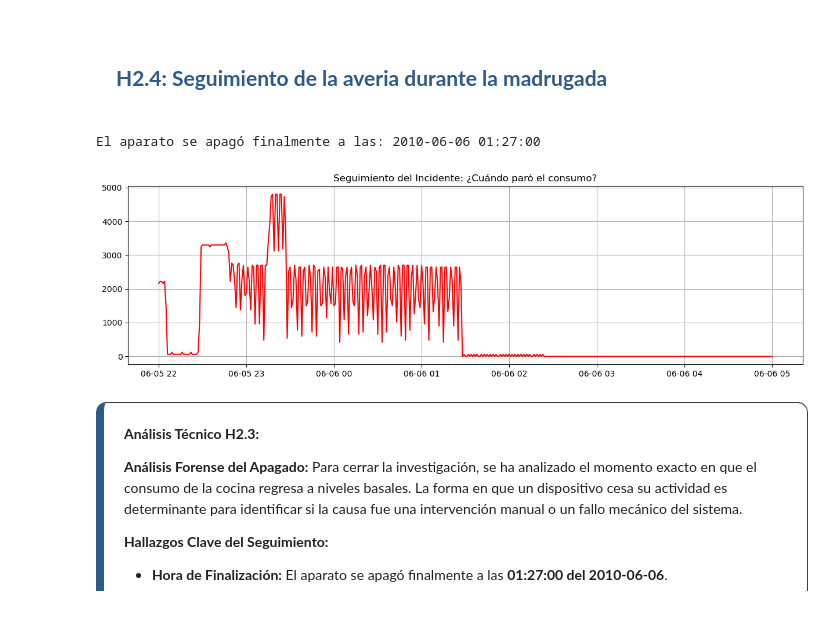
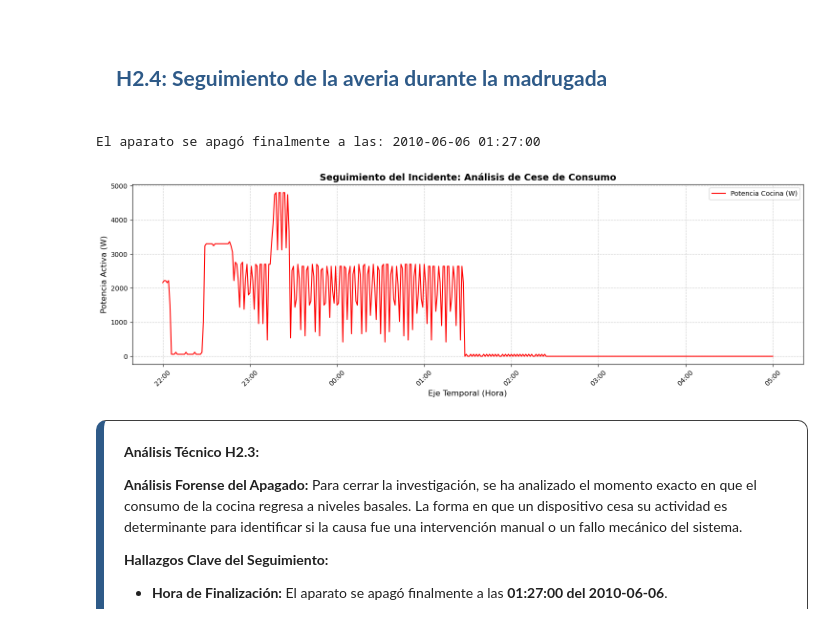
Before and after one commit to aitor-industrial-data/Data-Projects-Repo, a Jupyter notebook: 03_SQL_Big_Data_Spark/03.01_CAPSTONE_Industrial_Energy_Analytics/notebooks/01_EDA_Electric_Data.ipynb, the cells around one changed output. Drawn from its saved outputs; the diff is of its cells as text; code cells hidden in the pictures.

```diff
--- a/03_SQL_Big_Data_Spark/03.01_CAPSTONE_Industrial_Energy_Analytics/notebooks/01_EDA_Electric_Data.ipynb
+++ b/03_SQL_Big_Data_Spark/03.01_CAPSTONE_Industrial_Energy_Analytics/notebooks/01_EDA_Electric_Data.ipynb
@@ -656,33 +693,51 @@ A la vista de los datos, se confirma que el aparato es un **horno**, pero la nat
 # %%
 query_noche_completa = """
 SELECT
     Full_Timestamp,
     Sub_metering_1 * 60 as potencia_cocina_w
 FROM
     power_data
 WHERE
     Full_Timestamp BETWEEN '2010-06-05 22:00:00' AND '2010-06-06 05:00:00'
 ORDER BY
     Full_Timestamp ASC
 """
 
 df_noche = spark.sql(query_noche_completa).toPandas()
 
 # Buscamos el último minuto donde la potencia superó los 1000W
 ultimo_minuto_activo = df_noche[df_noche['potencia_cocina_w'] > 1000]['Full_Timestamp'].max()
 
 print(f"El aparato se apagó finalmente a las: {ultimo_minuto_activo}")
 
-# Visualización rápida
+# Visualización rápida con unidades técnicas
 import matplotlib.pyplot as plt
-plt.figure(figsize=(15,4))
-plt.plot(df_noche['Full_Timestamp'], df_noche['potencia_cocina_w'], color='red')
-plt.title('Seguimiento del Incidente: ¿Cuándo paró el consumo?')
-plt.grid(True)
+import matplotlib.dates as mdates
+
+plt.figure(figsize=(15, 5))
+
+# Trazado de la potencia
+plt.plot(df_noche['Full_Timestamp'], df_noche['potencia_cocina_w'], color='red', label='Potencia Cocina (W)')
+
+# --- Configuración del Eje X (Formato HH) ---
+ax = plt.gca() # Obtenemos los ejes actuales
+ax.xaxis.set_major_formatter(mdates.DateFormatter('%H:00')) # Formato solicitado
+plt.xticks(rotation=45) # Rotamos para que no se solapen las fechas
+
+# --- Títulos y Unidades ---
+plt.title('Seguimiento del Incidente: Análisis de Cese de Consumo', fontsize=14, fontweight='bold')
+plt.xlabel('Eje Temporal (Hora)', fontsize=12)
+plt.ylabel('Potencia Activa (W)', fontsize=12)
+
+# Configuración final
+plt.legend()
+plt.grid(True, linestyle='--', alpha=0.6)
+plt.tight_layout()
+
 plt.show()
 # %% [output]
 El aparato se apagó finalmente a las: 2010-06-06 01:27:00
-[figure, old version]
+[figure, new version]
 # %% [markdown]
 <div style="background-color: #1e1e1e00; padding: 20px; border: 1px solid #3e3e3e; border-radius: 10px; border-left: 8px solid #2e5a88;">
 
```
Also changed, not shown: parts of 19 cells of this notebook.
